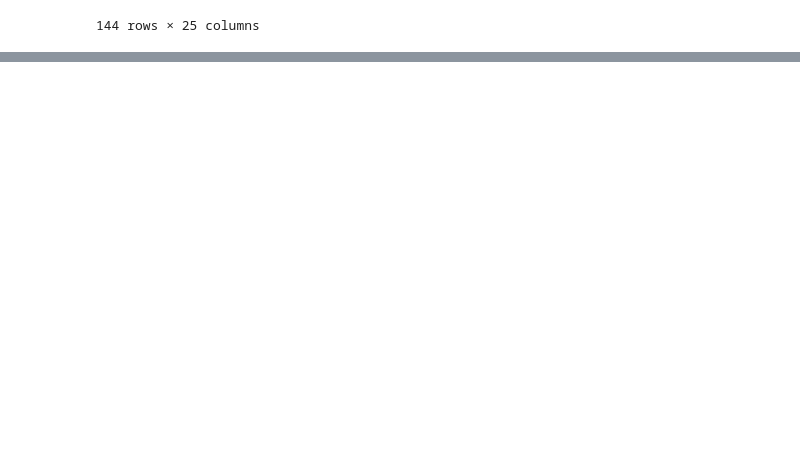
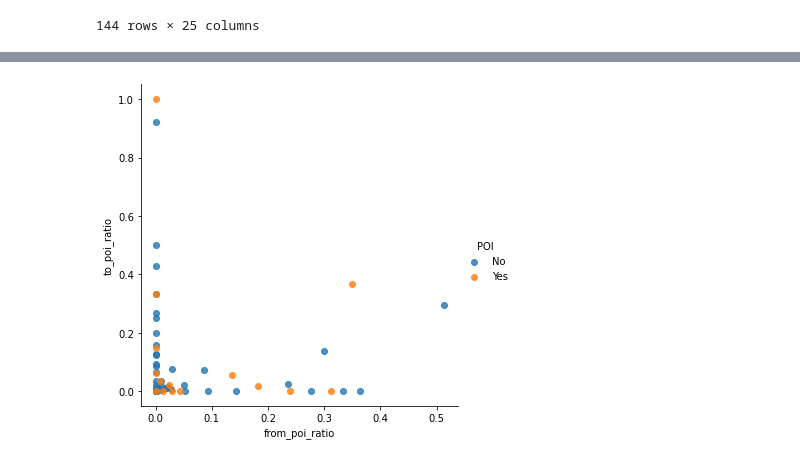
Before and after one commit to mingtao-gao/MACS31300_Final_Project, a Jupyter notebook: Enron_Project.ipynb, the cells around one changed output, grey strips where cells are left out. Drawn from its saved outputs; the diff is of its cells as text; code cells hidden in the pictures; blank space fills up the shorter version.

Commit message:
Add Email Analysis

```diff
--- a/Enron_Project.ipynb
+++ b/Enron_Project.ipynb
@@ -193,0 +223,2 @@ df.to_csv (path, index = False, header=True)
+# %%
+df = pd.read_csv('enron.csv')
@@ -193,0 +235,6 @@ df.to_csv (path, index = False, header=True)
+# %%
+# Add the new email features to the dataframe
+df['from_poi_ratio'] = df['from_poi'] / df['from_all']
+df['to_poi_ratio'] = df['to_poi'] / df['to_all']
+df['from_poi_ratio_2'] = df['from_poi'] / df['from_insider']
+df['to_poi_ratio_2'] = df['to_poi'] / df['to_insider']
@@ -193,0 +243,5 @@ df.to_csv (path, index = False, header=True)
+# %%
+sns.lmplot('from_poi_ratio', 'to_poi_ratio', data=df, hue='POI', fit_reg=False)
+plt.show()
+# %% [output]
+[figure, added]
```
Also changed, not shown: parts of 15 cells of this notebook.
